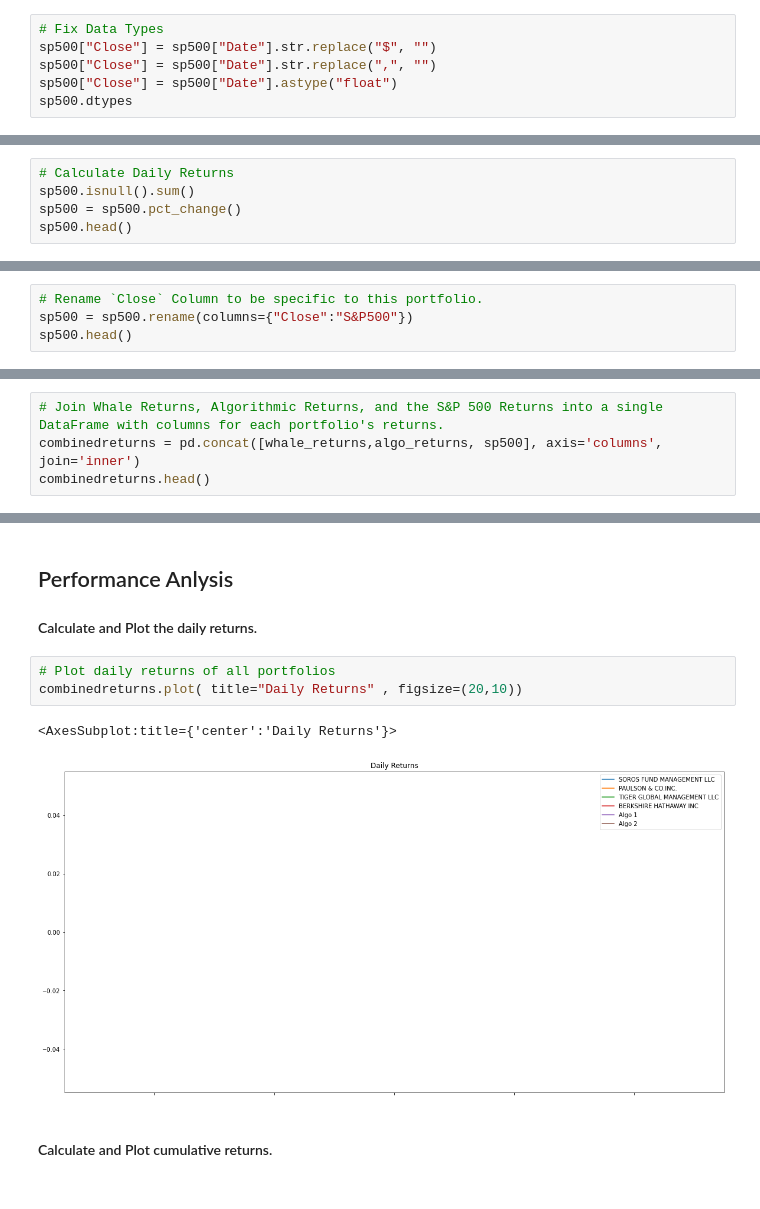
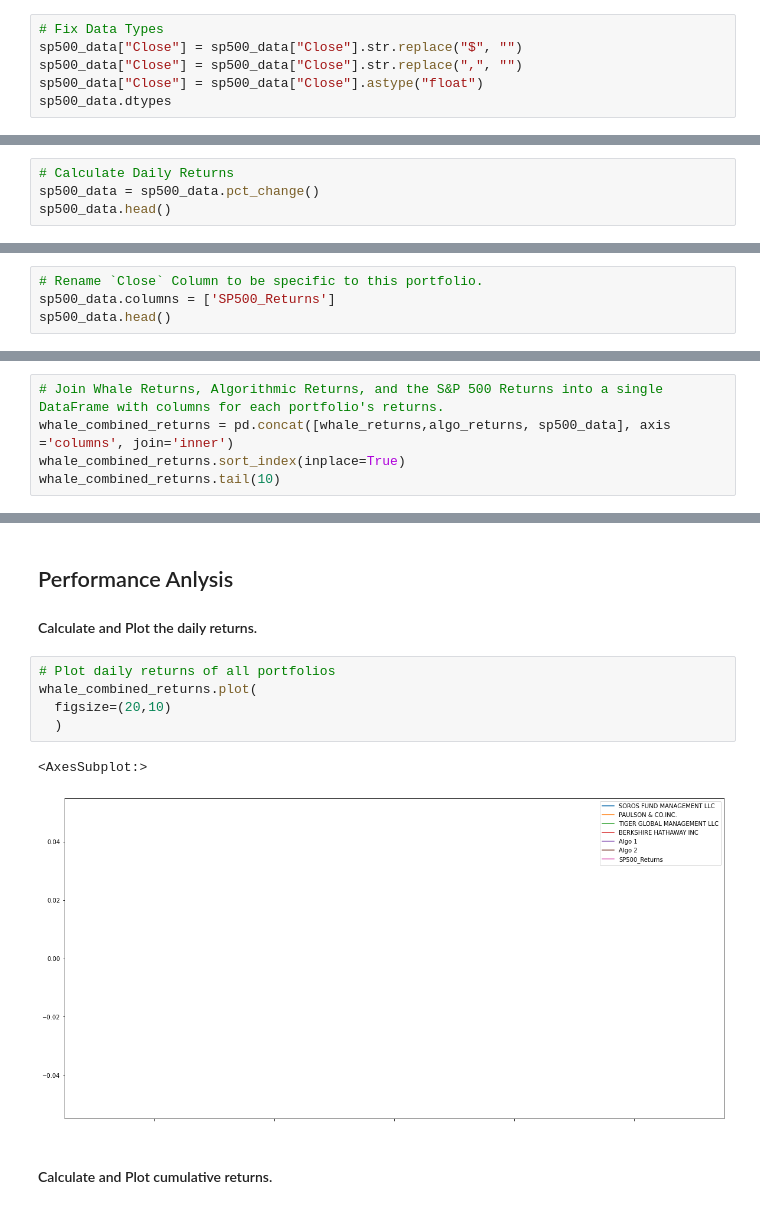
Before and after one commit to nickmescain/Homework-4-whale-analysis, a Jupyter notebook: whale_analysis.ipynb, the cells around one changed output, grey strips where cells are left out. Cells and saved outputs as stored; diff of their text form.

```diff
--- a/whale_analysis.ipynb
+++ b/whale_analysis.ipynb
@@ -141,8 +132,8 @@ BERKSHIRE HATHAWAY INC         float64
 dtype: object
 # %%
 # Fix Data Types
-sp500["Close"] = sp500["Date"].str.replace("$", "")
-sp500["Close"] = sp500["Date"].str.replace(",", "")
-sp500["Close"] = sp500["Date"].astype("float")
-sp500.dtypes
+sp500_data["Close"] = sp500_data["Close"].str.replace("$", "")
+sp500_data["Close"] = sp500_data["Close"].str.replace(",", "")
+sp500_data["Close"] = sp500_data["Close"].astype("float")
+sp500_data.dtypes
 # %% [output]
@@ -150,6 +142,5 @@ KeyError: 'Date'
 # %%
 # Calculate Daily Returns
-sp500.isnull().sum()
-sp500 = sp500.pct_change()
-sp500.head()
+sp500_data = sp500_data.pct_change()
+sp500_data.head()
 # %% [output]
@@ -181,5 +173,5 @@ sp500.dropna
 # %%
 # Rename `Close` Column to be specific to this portfolio.
-sp500 = sp500.rename(columns={"Close":"S&P500"})
-sp500.head()
+sp500_data.columns = ['SP500_Returns']
+sp500_data.head()
 # %% [output]
@@ -194,8 +186,9 @@ sp500.head()
 ## Combine Whale, Algorithmic, and S&P 500 Returns
 # %%
 # Join Whale Returns, Algorithmic Returns, and the S&P 500 Returns into a single DataFrame with columns for each portfolio's returns.
-combinedreturns = pd.concat([whale_returns,algo_returns, sp500], axis='columns', join='inner')
-combinedreturns.head()
+whale_combined_returns = pd.concat([whale_returns,algo_returns, sp500_data], axis ='columns', join='inner')
+whale_combined_returns.sort_index(inplace=True)
+whale_combined_returns.tail(10)
 # %% [output]
 |  | SOROS FUND MANAGEMENT LLC | PAULSON & CO.INC. | TIGER GLOBAL MANAGEMENT LLC | BERKSHIRE HATHAWAY INC | Date | Algo 1 | ... |
 # %% [markdown]
@@ -210,10 +203,12 @@ In this section, you will calculate and visualize performance and risk metrics f
 #### Calculate and Plot the daily returns.
 # %%
 # Plot daily returns of all portfolios
-combinedreturns.plot( title="Daily Returns" , figsize=(20,10))
+whale_combined_returns.plot(
+  figsize=(20,10)
+  )
 # %% [output]
-<AxesSubplot:title={'center':'Daily Returns'}>
+<AxesSubplot:>
-[figure, old version]
+[figure, new version]
 # %% [markdown]
 #### Calculate and Plot cumulative returns.
 # %%
```
Also changed, not shown: parts of 18 cells of this notebook.
